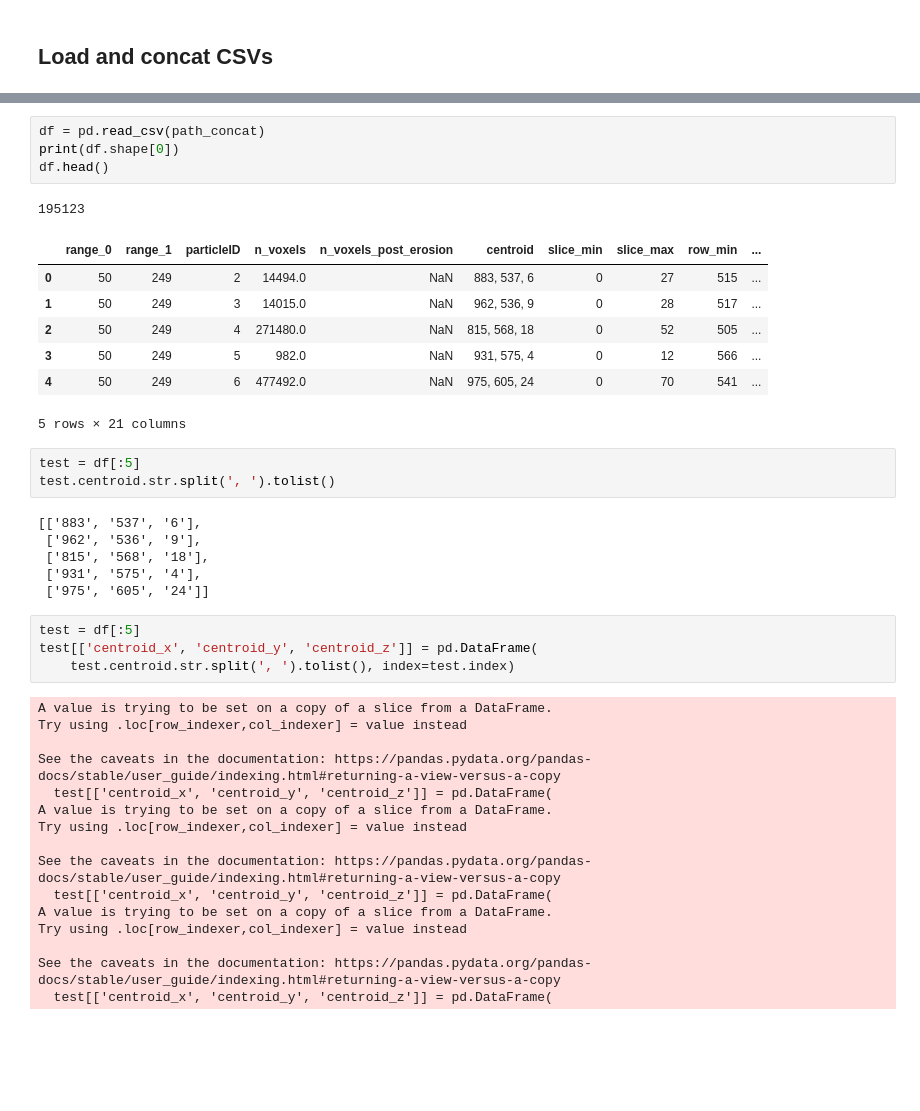
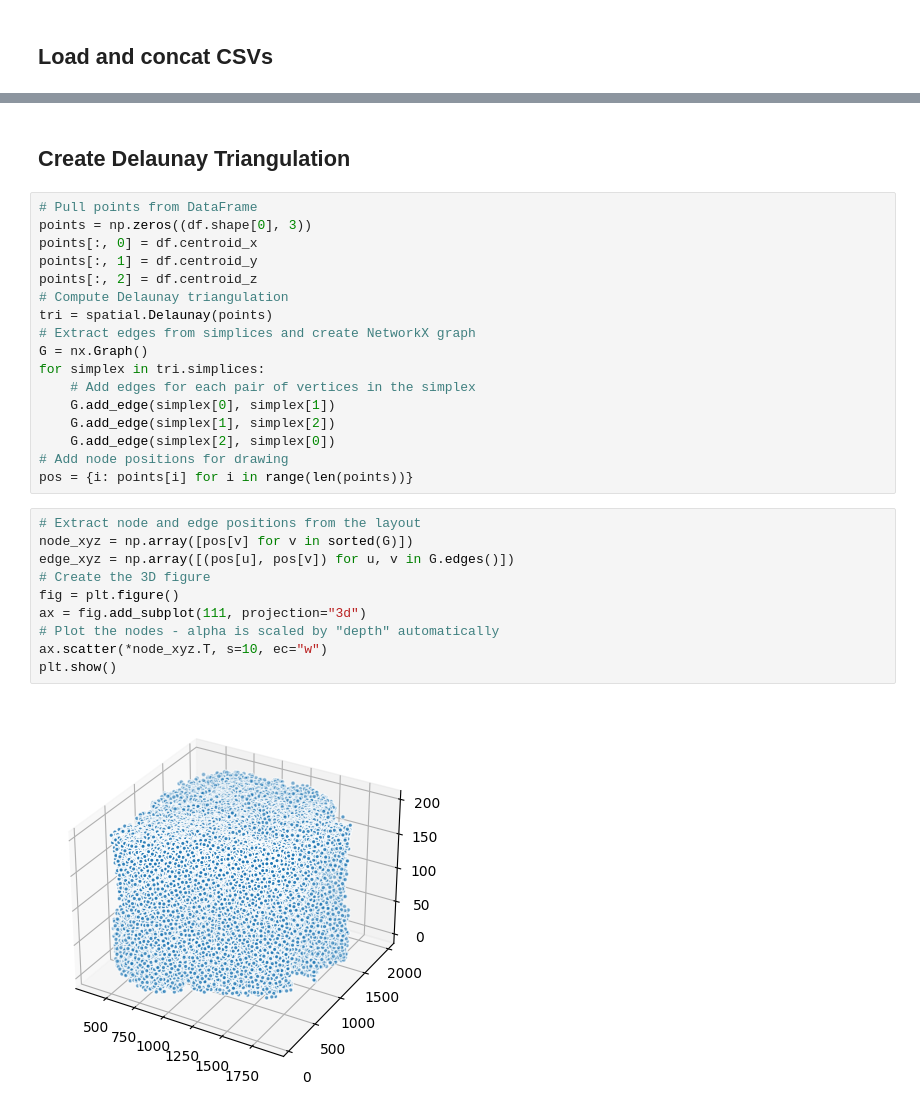
Before and after one commit to GusBusDraws/mhe-analysis, a Jupyter notebook: nbs/50-plot-centroids.ipynb, the cells around one changed output, grey strips where cells are left out. Saved outputs shown, nothing was run; the diff lists cells and outputs as text; blank space fills up the shorter version.

Commit message:
Create Delaunay triangulation

```diff
--- a/nbs/50-plot-centroids.ipynb
+++ b/nbs/50-plot-centroids.ipynb
@@ -36,42 +77,31 @@ df.to_csv(path_concat, index=False)
-# %%
-df = pd.read_csv(path_concat)
-print(df.shape[0])
-df.head()
-# %% [output]
-195123
-|  | range_0 | range_1 | particleID | n_voxels | n_voxels_post_erosion | centroid | slice_min | slice_max | row_min | ... |
-| 0 | 50 | 249 | 2 | 14494.0 | NaN | 883, 537, 6 | 0 | 27 | 515 | ... |
-| 1 | 50 | 249 | 3 | 14015.0 | NaN | 962, 536, 9 | 0 | 28 | 517 | ... |
-| 2 | 50 | 249 | 4 | 271480.0 | NaN | 815, 568, 18 | 0 | 52 | 505 | ... |
-| 3 | 50 | 249 | 5 | 982.0 | NaN | 931, 575, 4 | 0 | 12 | 566 | ... |
-| 4 | 50 | 249 | 6 | 477492.0 | NaN | 975, 605, 24 | 0 | 70 | 541 | ... |
-5 rows × 21 columns
-# %%
-test = df[:5]
-test.centroid.str.split(', ').tolist()
-# %% [output]
-[['883', '537', '6'],
- ['962', '536', '9'],
- ['815', '568', '18'],
- ['931', '575', '4'],
- ['975', '605', '24']]
-# %%
-test = df[:5]
-test[['centroid_x', 'centroid_y', 'centroid_z']] = pd.DataFrame(
-    test.centroid.str.split(', ').tolist(), index=test.index)
-# %% [output]
-A value is trying to be set on a copy of a slice from a DataFrame.
-Try using .loc[row_indexer,col_indexer] = value instead
-
-See the caveats in the documentation: https://pandas.pydata.org/pandas-docs/stable/user_guide/indexing.html#returning-a-view-versus-a-copy
-  test[['centroid_x', 'centroid_y', 'centroid_z']] = pd.DataFrame(
-A value is trying to be set on a copy of a slice from a DataFrame.
-Try using .loc[row_indexer,col_indexer] = value instead
-
-See the caveats in the documentation: https://pandas.pydata.org/pandas-docs/stable/user_guide/indexing.html#returning-a-view-versus-a-copy
-  test[['centroid_x', 'centroid_y', 'centroid_z']] = pd.DataFrame(
-A value is trying to be set on a copy of a slice from a DataFrame.
-Try using .loc[row_indexer,col_indexer] = value instead
-
-See the caveats in the documentation: https://pandas.pydata.org/pandas-docs/stable/user_guide/indexing.html#returning-a-view-versus-a-copy
-  test[['centroid_x', 'centroid_y', 'centroid_z']] = pd.DataFrame(
+# %% [markdown]
+## Create Delaunay Triangulation
+# %%
+# Pull points from DataFrame
+points = np.zeros((df.shape[0], 3))
+points[:, 0] = df.centroid_x
+points[:, 1] = df.centroid_y
+points[:, 2] = df.centroid_z
+# Compute Delaunay triangulation
+tri = spatial.Delaunay(points)
+# Extract edges from simplices and create NetworkX graph
+G = nx.Graph()
+for simplex in tri.simplices:
+    # Add edges for each pair of vertices in the simplex
+    G.add_edge(simplex[0], simplex[1])
+    G.add_edge(simplex[1], simplex[2])
+    G.add_edge(simplex[2], simplex[0])
+# Add node positions for drawing
+pos = {i: points[i] for i in range(len(points))}
+# %%
+# Extract node and edge positions from the layout
+node_xyz = np.array([pos[v] for v in sorted(G)])
+edge_xyz = np.array([(pos[u], pos[v]) for u, v in G.edges()])
+# Create the 3D figure
+fig = plt.figure()
+ax = fig.add_subplot(111, projection="3d")
+# Plot the nodes - alpha is scaled by "depth" automatically
+ax.scatter(*node_xyz.T, s=10, ec="w")
+plt.show()
+# %% [output]
+[figure, added]
```
Also changed, not shown: parts of 3 cells of this notebook.
